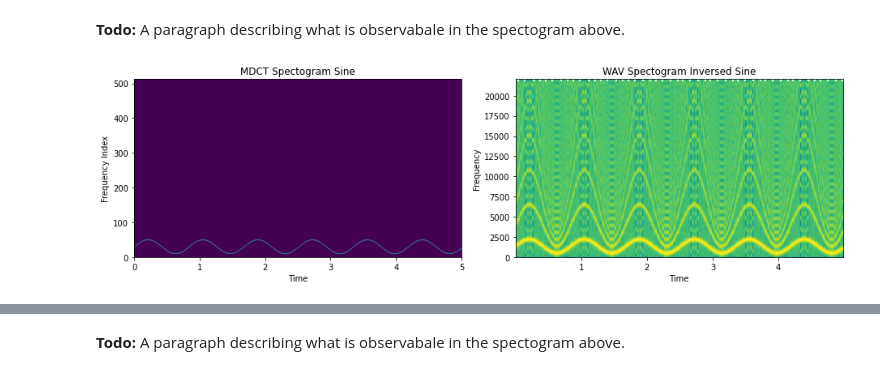
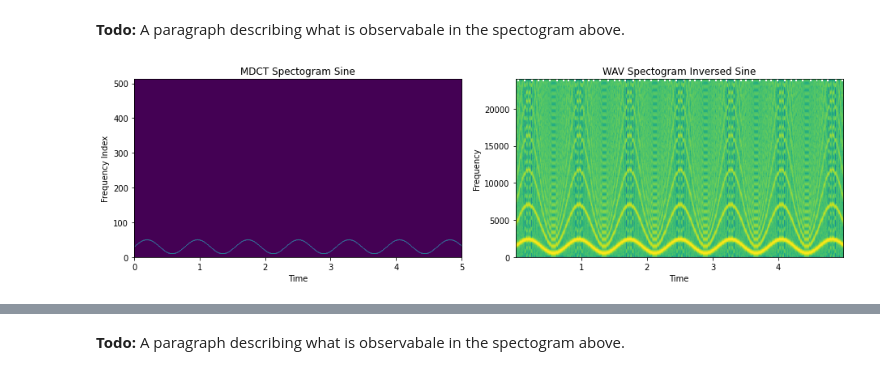
Before and after one commit to matinlotfali/LossyAudioCompressionTutorial, a Jupyter notebook: README.ipynb, the cells around one changed output, grey strips where cells are left out. Cells and saved outputs as stored; diff of their text form; code cells hidden in the pictures.

```diff
--- a/README.ipynb
+++ b/README.ipynb
@@ -184,20 +157,20 @@ display(a)
 **Todo:** A paragraph describing what is observabale in the spectogram above.
 # %%
 plt.figure(figsize=(13,4))
-data = generate_mdct_sine(44100, 5, "audio/mdct_sine.wav")
+data = generate_mdct_sine(48000, 5, "audio/mdct_sine.wav")
 plt.subplot(1, 2, 1)
-draw_mdct_spectogram(data, 44100, 5, "MDCT Spectogram Sine")
+draw_mdct_spectogram(data, 48000, 5, "MDCT Spectogram Sine")
 
 sig2 = mdct.imdct(data)
-sf.write("audio/mdct_sine.wav", sig2, 44100)
+sf.write("audio/mdct_sine.wav", sig2, 48000)
 plt.subplot(1, 2, 2)
 a = wave_specgram("audio/mdct_sine.wav", 'WAV Spectogram Inversed Sine')
 
 plt.tight_layout()
 plt.show()
 display(a)
 # %% [output]
-[figure, old version]
+[figure, new version]
 [interactive output not drawn]
 # %% [markdown]
 **Todo:** A paragraph describing what is observabale in the spectogram above.
```
Also changed, not shown: parts of 12 cells of this notebook, 2 other files.
